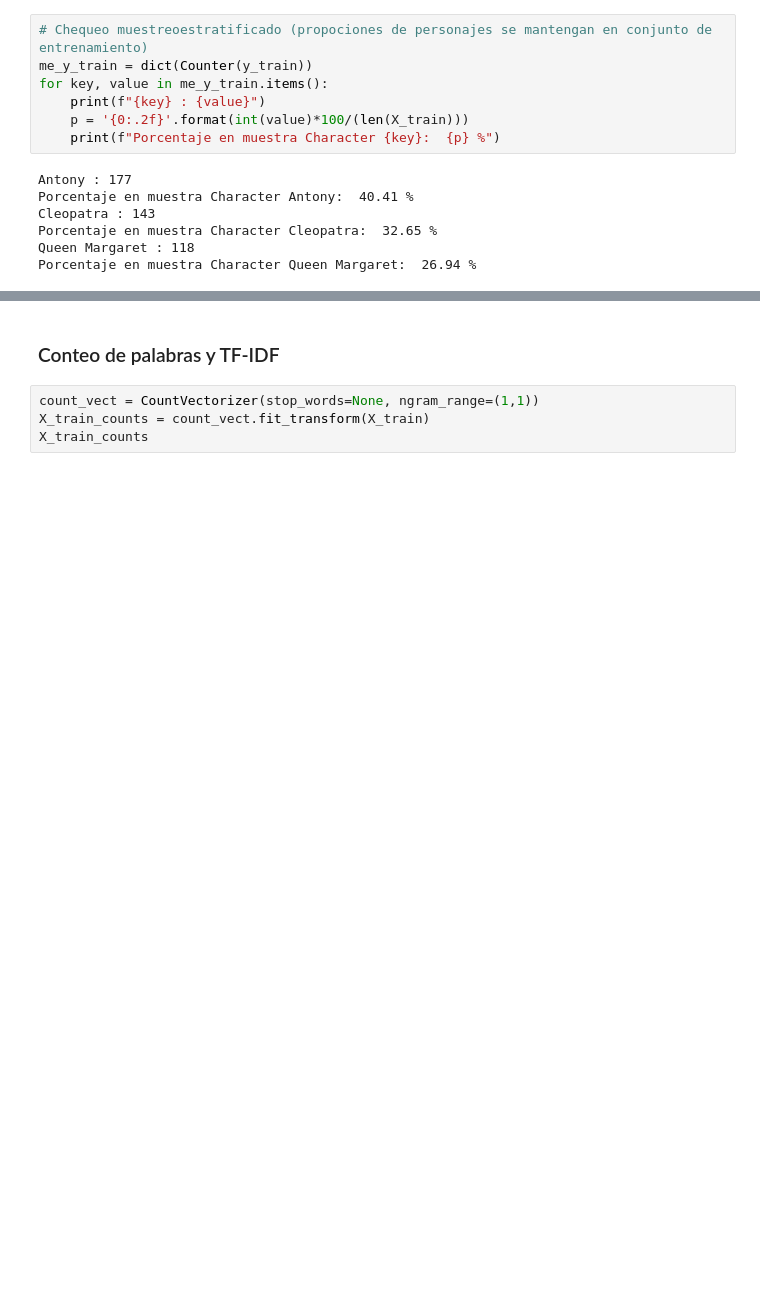
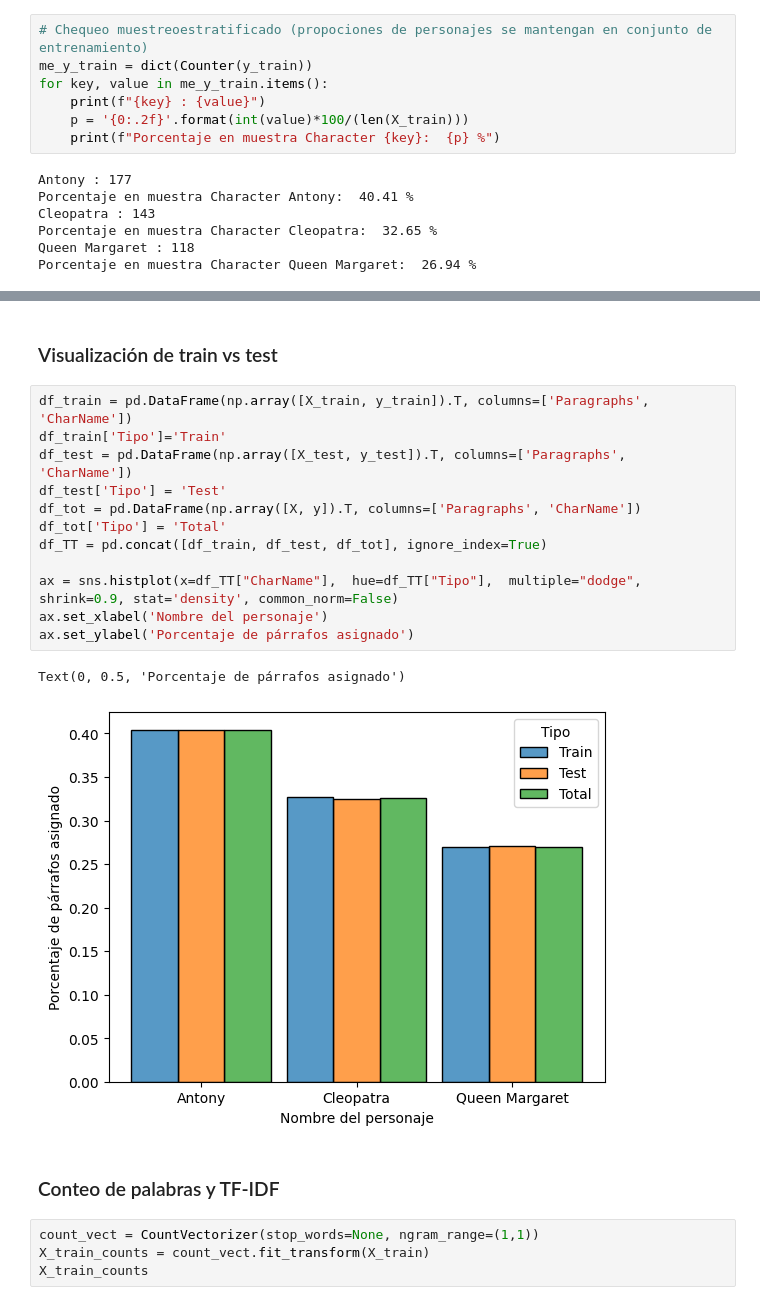
Before and after one commit to luchymd89/introcd, a Jupyter notebook: Tarea_2/shakespeare_tarea_2.ipynb, the cells around one changed output, grey strips where cells are left out. Cells and saved outputs as stored; diff of their text form; blank space fills up the shorter version.

Commit message:
Añado visualización

```diff
--- a/Tarea_2/shakespeare_tarea_2.ipynb
+++ b/Tarea_2/shakespeare_tarea_2.ipynb
@@ -245,3 +231,20 @@ for key, value in me_y_test.items():
+# %% [markdown]
+### Visualización de train vs test
+# %%
+df_train = pd.DataFrame(np.array([X_train, y_train]).T, columns=['Paragraphs', 'CharName'])
+df_train['Tipo']='Train'
+df_test = pd.DataFrame(np.array([X_test, y_test]).T, columns=['Paragraphs', 'CharName'])
+df_test['Tipo'] = 'Test'
+df_tot = pd.DataFrame(np.array([X, y]).T, columns=['Paragraphs', 'CharName'])
+df_tot['Tipo'] = 'Total'
+df_TT = pd.concat([df_train, df_test, df_tot], ignore_index=True)
+
+ax = sns.histplot(x=df_TT["CharName"],  hue=df_TT["Tipo"],  multiple="dodge", shrink=0.9, stat='density', common_norm=False)
+ax.set_xlabel('Nombre del personaje')
+ax.set_ylabel('Porcentaje de párrafos asignado')
+# %% [output]
+Text(0, 0.5, 'Porcentaje de párrafos asignado')
+[figure, added]
 # %% [markdown]
 ### Conteo de palabras y TF-IDF
 # %%
```
Also changed, not shown: parts of 6 cells of this notebook.
